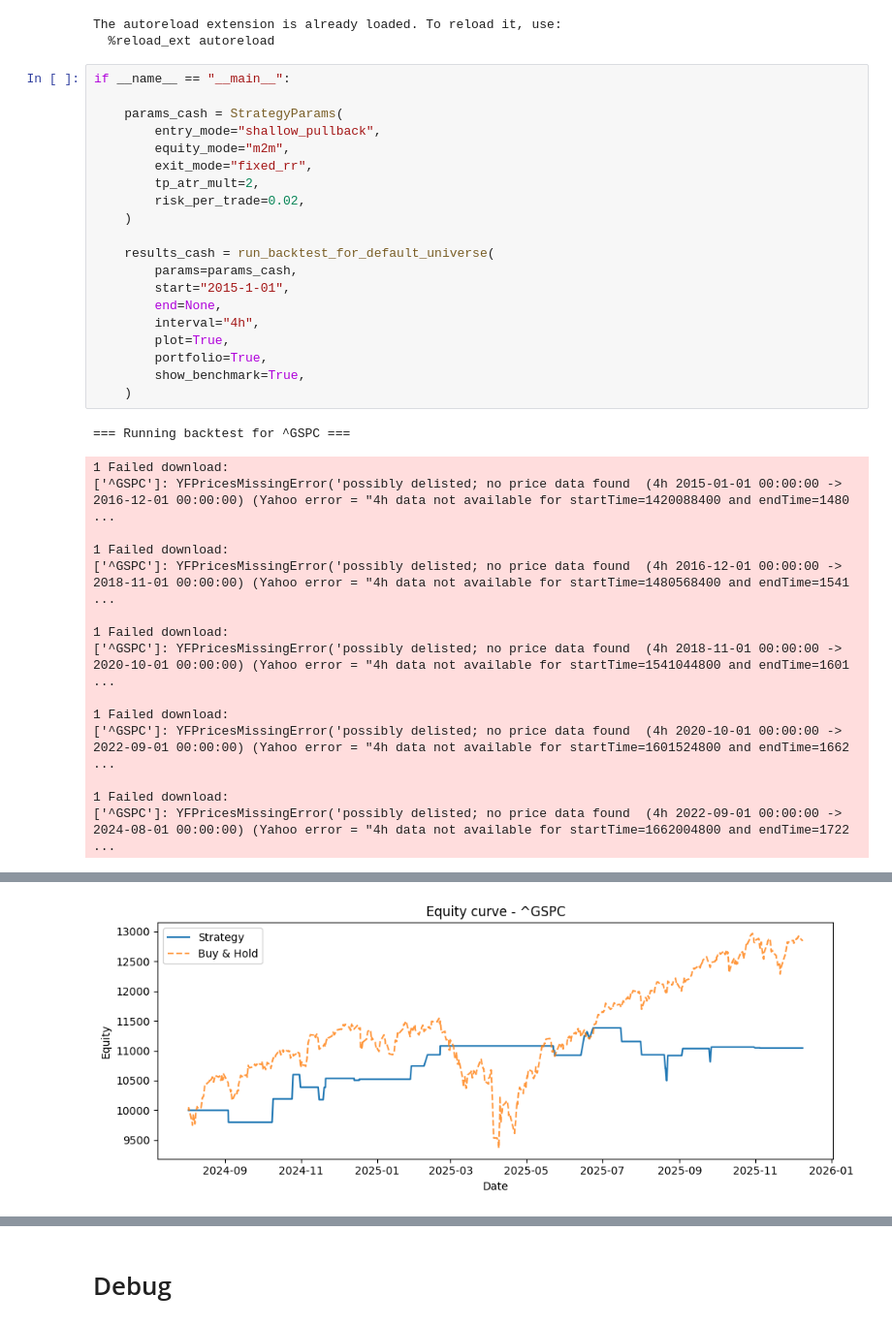
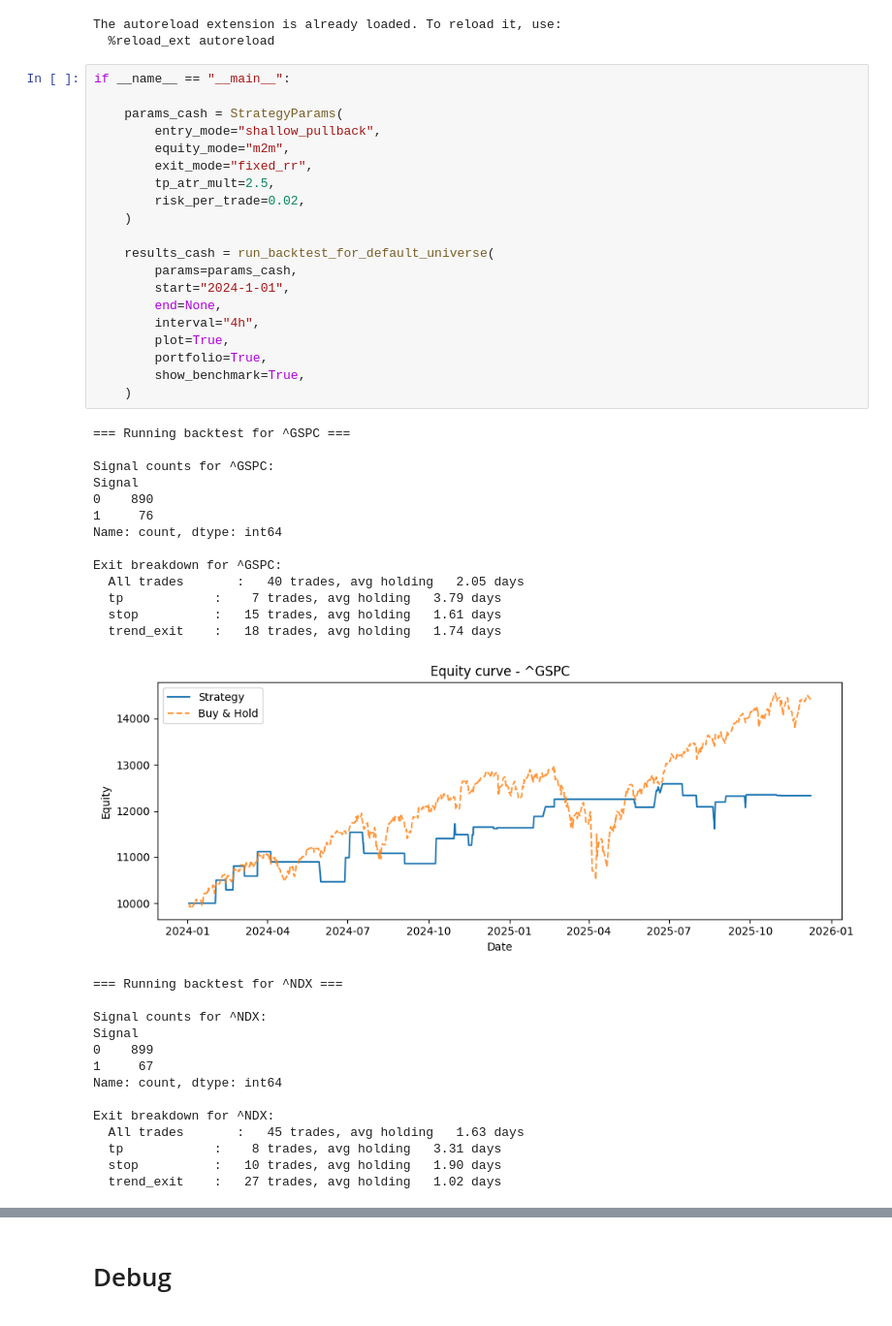
Before and after one commit to HdamaGIT/daman-trading, a Jupyter notebook: system/system_development/main.ipynb, the cells around one changed output, grey strips where cells are left out. Shown at 97% size. Drawn from its saved outputs; the diff is of its cells as text.

```diff
--- a/system/system_development/main.ipynb
+++ b/system/system_development/main.ipynb
@@ -11,36 +11,48 @@ The autoreload extension is already loaded. To reload it, use:
 # %%
 if __name__ == "__main__":
 
     params_cash = StrategyParams(
         entry_mode="shallow_pullback",
         equity_mode="m2m",
         exit_mode="fixed_rr",
-        tp_atr_mult=2,
+        tp_atr_mult=2.5,
         risk_per_trade=0.02,
     )
 
     results_cash = run_backtest_for_default_universe(
         params=params_cash,
-        start="2015-1-01",
+        start="2024-1-01",
         end=None,
         interval="4h",
         plot=True,
         portfolio=True,
         show_benchmark=True,
     )
 # %% [output]
 === Running backtest for ^GSPC ===
+
+Signal counts for ^GSPC:
+Signal
+0    890
+1     76
+Name: count, dtype: int64
+
+Exit breakdown for ^GSPC:
+  All trades       :   40 trades, avg holding   2.05 days
+  tp            :    7 trades, avg holding   3.79 days
+  stop          :   15 trades, avg holding   1.61 days
+  trend_exit    :   18 trades, avg holding   1.74 days
+[figure, new version]
-1 Failed download:
-['^GSPC']: YFPricesMissingError('possibly delisted; no price data found  (4h 2015-01-01 00:00:00 -> 2016-12-01 00:00:00) (Yahoo error = "4h data not available for startTime=1420088400 and endTime=1480 ...
+=== Running backtest for ^NDX ===
 
-1 Failed download:
-['^GSPC']: YFPricesMissingError('possibly delisted; no price data found  (4h 2016-12-01 00:00:00 -> 2018-11-01 00:00:00) (Yahoo error = "4h data not available for startTime=1480568400 and endTime=1541 ...
+Signal counts for ^NDX:
+Signal
+0    899
+1     67
+Name: count, dtype: int64
 
-1 Failed download:
-['^GSPC']: YFPricesMissingError('possibly delisted; no price data found  (4h 2018-11-01 00:00:00 -> 2020-10-01 00:00:00) (Yahoo error = "4h data not available for startTime=1541044800 and endTime=1601 ...
-
-1 Failed download:
-['^GSPC']: YFPricesMissingError('possibly delisted; no price data found  (4h 2020-10-01 00:00:00 -> 2022-09-01 00:00:00) (Yahoo error = "4h data not available for startTime=1601524800 and endTime=1662 ...
-
-1 Failed download:
-['^GSPC']: YFPricesMissingError('possibly delisted; no price data found  (4h 2022-09-01 00:00:00 -> 2024-08-01 00:00:00) (Yahoo error = "4h data not available for startTime=1662004800 and endTime=1722 ...
+Exit breakdown for ^NDX:
+  All trades       :   45 trades, avg holding   1.63 days
+  tp            :    8 trades, avg holding   3.31 days
+  stop          :   10 trades, avg holding   1.90 days
+  trend_exit    :   27 trades, avg holding   1.02 days
@@ -58 +72,0 @@ Exit breakdown for ^GSPC:
-[figure, old version]
```
Also changed, not shown: parts of 1 cell of this notebook, 2 other files.
